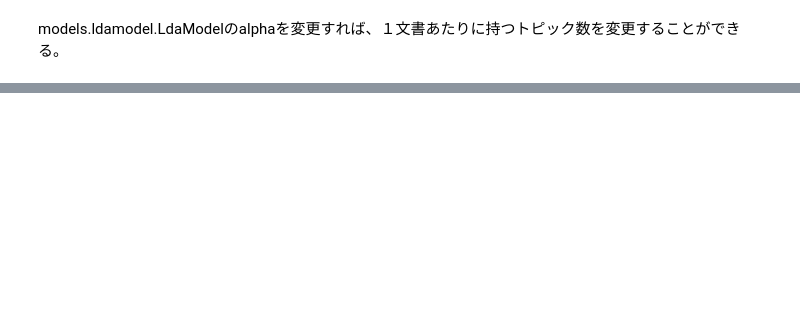
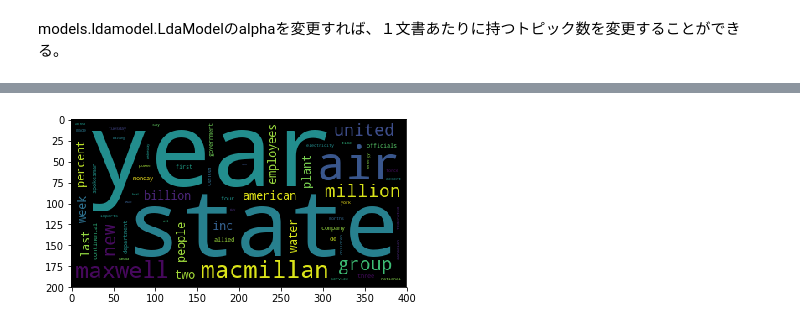
Before and after one commit to aha-oretama/BuildingMachineLearningSystemsWithPython, a Jupyter notebook: ch4/topicmode.ipynb, the cells around one changed output, grey strips where cells are left out. Drawn from its saved outputs; the diff is of its cells as text; code cells hidden in the pictures; blank space fills up the shorter version.

```diff
--- a/ch4/topicmode.ipynb
+++ b/ch4/topicmode.ipynb
@@ -65,20 +69,22 @@ fig.show()
 # %%
 # work cloud として表示する
 
 from wordcloud import WordCloud
 
 def makeWordCloud(text):
-    wc = WordCloud(max_word=1000,margin=10,random_state=1).generate(text)
+    wc = WordCloud(max_words=1000,margin=10,random_state=1).generate(text)
 
     plt.imshow(wc)
 
 counts = np.zeros(100)
 
 # 最も頻出するトピックを選ぶ
 for doc_topics in topics:
     for topic_id, _ in doc_topics:
         counts[topic_id] += 1
 topic_words = model.show_topic(counts.argmax(), 64)
 words = [e[0] for e in topic_words]
 text = " ".join(words)
 makeWordCloud(text)
+# %% [output]
+[figure, added]
```
Also changed, not shown: parts of 2 cells of this notebook.
